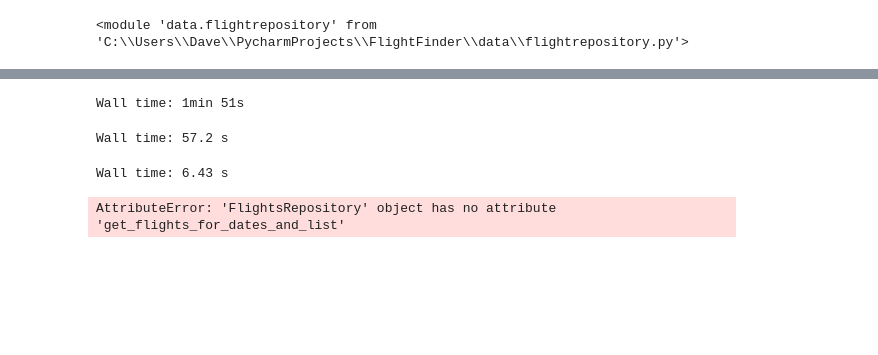
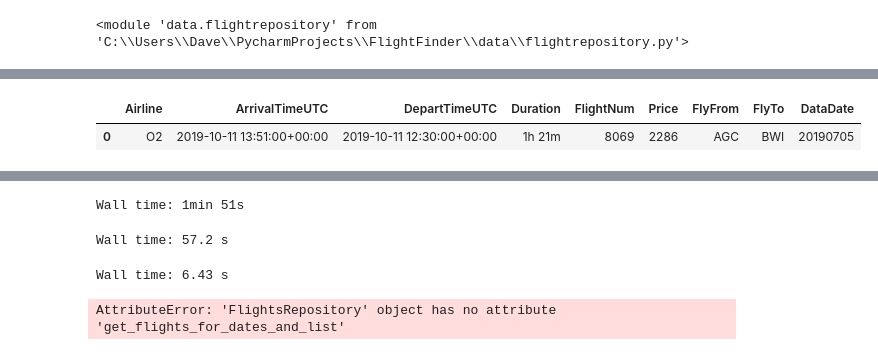
Before and after one commit to davidisenberg/FlightFinder, a Jupyter notebook: data/testing_recos.ipynb, the cells around one changed output, grey strips where cells are left out. Drawn from its saved outputs; the diff is of its cells as text; code cells hidden in the pictures; blank space fills up the shorter version.

```diff
--- a/data/testing_recos.ipynb
+++ b/data/testing_recos.ipynb
@@ -34,0 +35,7 @@ Wall time: 0 ns
+# %%
+
+table = fr.FlightsRepository().get_flights_for_date("20190705")
+table[:1]
+# %% [output]
+|  | Airline | ArrivalTimeUTC | DepartTimeUTC | Duration | FlightNum | Price | FlyFrom | FlyTo | DataDate |
+| 0 | O2 | 2019-10-11 13:51:00+00:00 | 2019-10-11 12:30:00+00:00 | 1h 21m | 8069 | 2286 | AGC | BWI | 20190705 |
```
Also changed, not shown: parts of 5 cells of this notebook, 2 other files.
